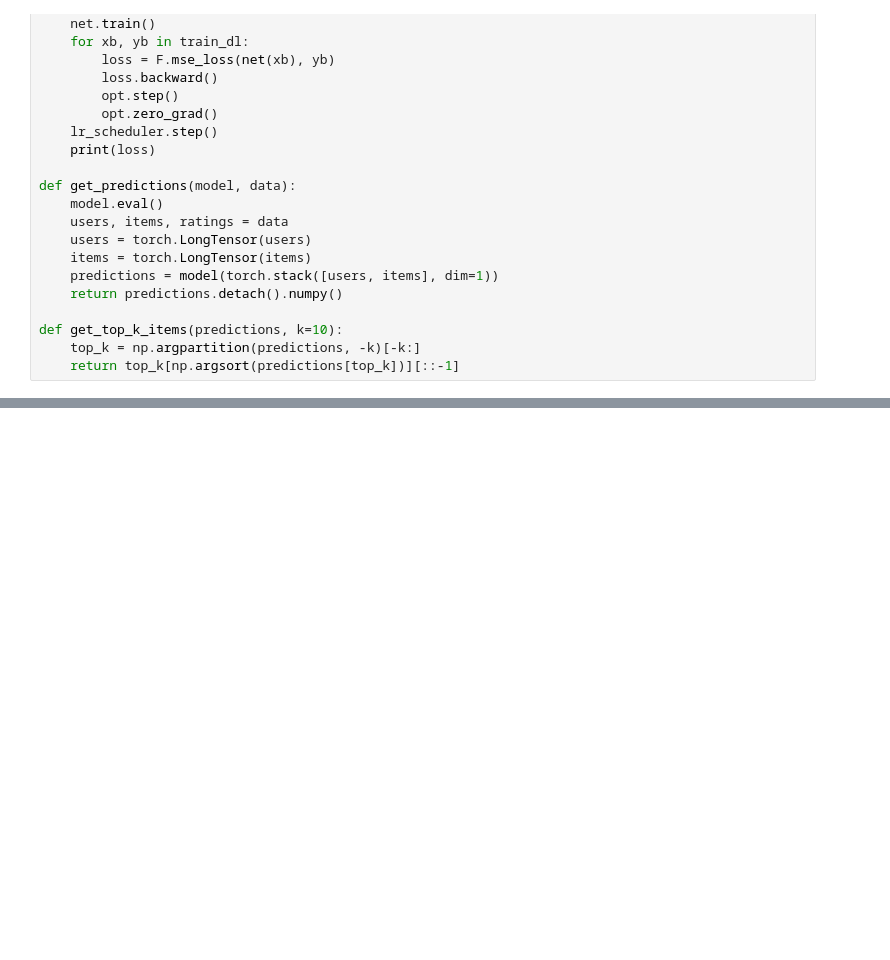
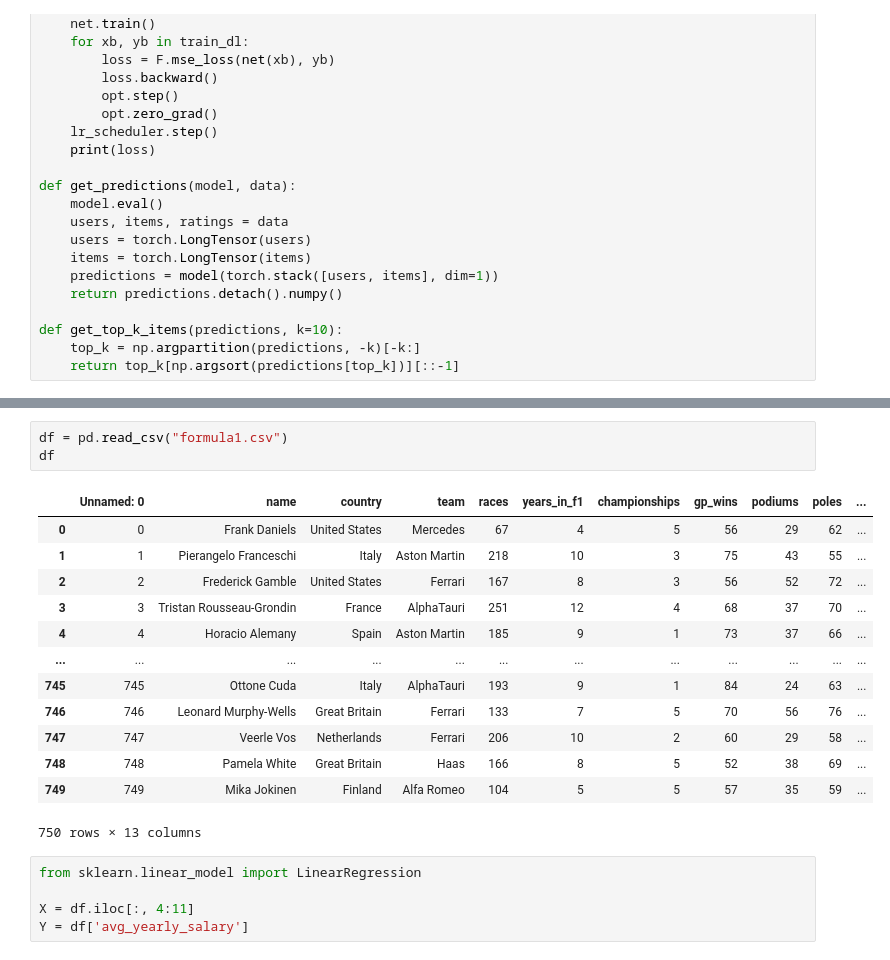
Before and after one commit to Yubo-Cao/wander_list, a Jupyter notebook: model/collab.ipynb, the cells around one changed output, grey strips where cells are left out. Saved outputs shown, nothing was run; the diff lists cells and outputs as text; blank space fills up the shorter version.

```diff
--- a/model/collab.ipynb
+++ b/model/collab.ipynb
@@ -80,0 +141,22 @@ def get_top_k_items(predictions, k=10):
+# %%
+df = pd.read_csv("formula1.csv")
+df
+# %% [output]
+|  | Unnamed: 0 | name | country | team | races | years_in_f1 | championships | gp_wins | podiums | poles | ... |
+| 0 | 0 | Frank Daniels | United States | Mercedes | 67 | 4 | 5 | 56 | 29 | 62 | ... |
+| 1 | 1 | Pierangelo Franceschi | Italy | Aston Martin | 218 | 10 | 3 | 75 | 43 | 55 | ... |
+| 2 | 2 | Frederick Gamble | United States | Ferrari | 167 | 8 | 3 | 56 | 52 | 72 | ... |
+| 3 | 3 | Tristan Rousseau-Grondin | France | AlphaTauri | 251 | 12 | 4 | 68 | 37 | 70 | ... |
+| 4 | 4 | Horacio Alemany | Spain | Aston Martin | 185 | 9 | 1 | 73 | 37 | 66 | ... |
+| ... | ... | ... | ... | ... | ... | ... | ... | ... | ... | ... | ... |
+| 745 | 745 | Ottone Cuda | Italy | AlphaTauri | 193 | 9 | 1 | 84 | 24 | 63 | ... |
+| 746 | 746 | Leonard Murphy-Wells | Great Britain | Ferrari | 133 | 7 | 5 | 70 | 56 | 76 | ... |
+| 747 | 747 | Veerle Vos | Netherlands | Ferrari | 206 | 10 | 2 | 60 | 29 | 58 | ... |
+| 748 | 748 | Pamela White | Great Britain | Haas | 166 | 8 | 5 | 52 | 38 | 69 | ... |
+| 749 | 749 | Mika Jokinen | Finland | Alfa Romeo | 104 | 5 | 5 | 57 | 35 | 59 | ... |
+750 rows × 13 columns
+# %%
+from sklearn.linear_model import LinearRegression
+
+X = df.iloc[:, 4:11]
+Y = df['avg_yearly_salary']
```
Also changed, not shown: parts of 13 cells of this notebook, 1 other file.
